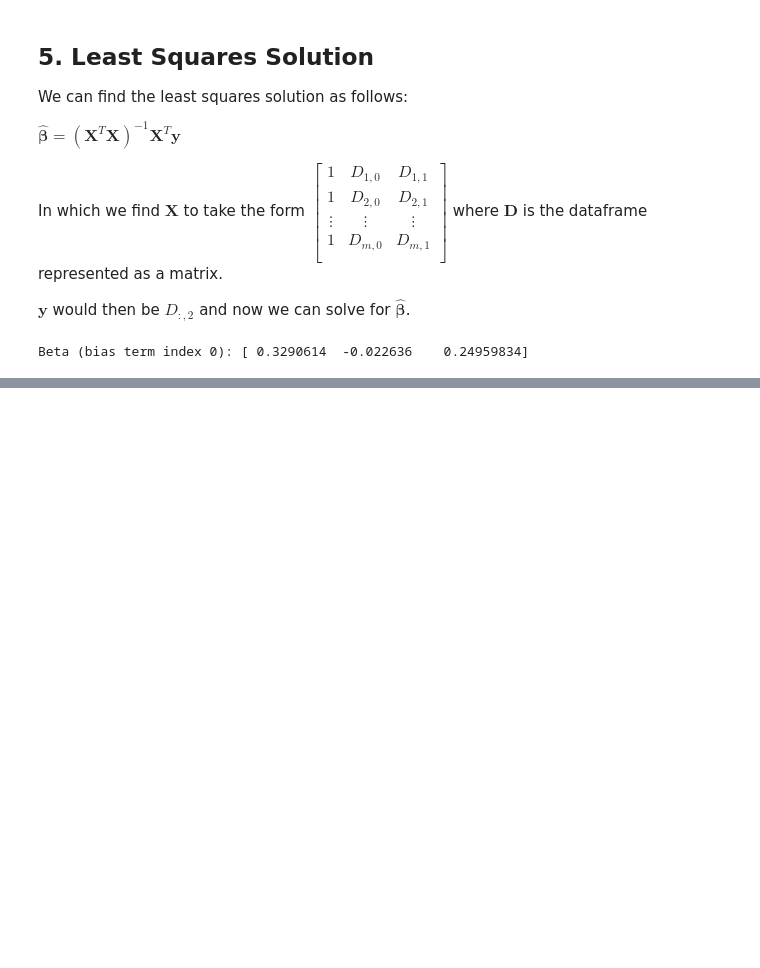
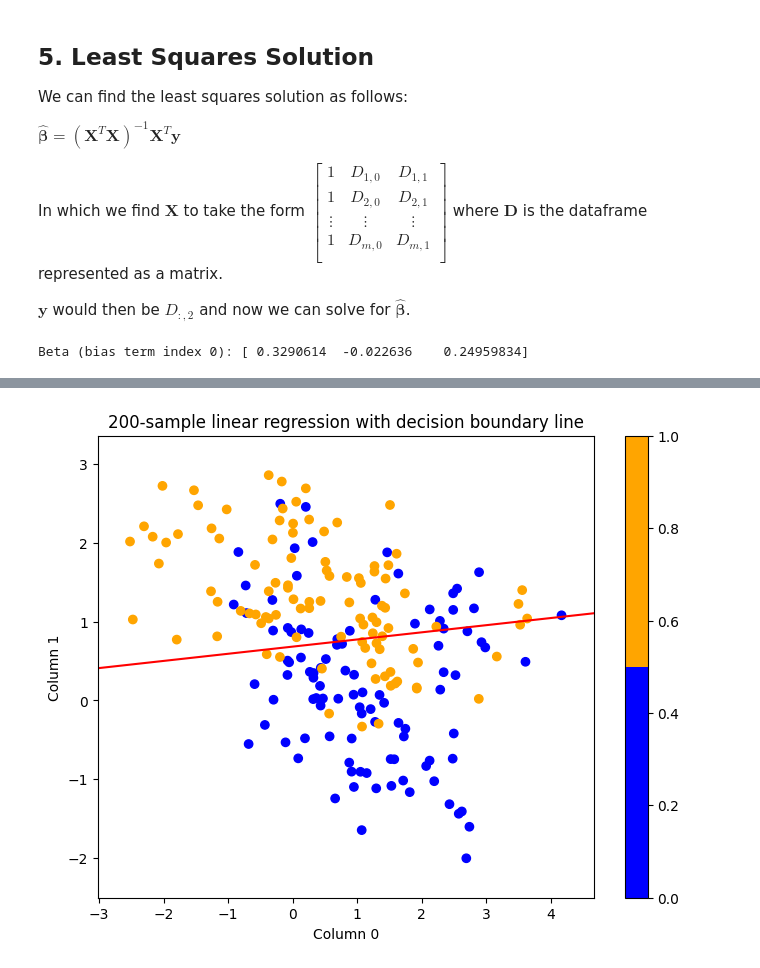
Before and after one commit to zzwhoops-home/CSCI-335, a Jupyter notebook: assignments/ca03-least-squares.ipynb, the cells around one changed output, grey strips where cells are left out. Cells and saved outputs as stored; diff of their text form; code cells hidden in the pictures; blank space fills up the shorter version.

```diff
--- a/assignments/ca03-least-squares.ipynb
+++ b/assignments/ca03-least-squares.ipynb
@@ -157,0 +171,20 @@ RSS: 54.0
+# %%
+# get min and max x-values of the first column (x-axis)
+x_vals = np.linspace(
+    start=df[0].min() - 2,
+    stop=df[0].max() + 2,
+    num=10
+)
+
+# calculate in one step:
+m = 0.09054
+b = 0.68261
+y_vals = b + m * x_vals
+
+line = ax.plot(x_vals, y_vals, color='red', linestyle='-', label='Decision Boundary')
+
+ax.set_title(f"{len(df)}-sample linear regression with decision boundary line")
+
+display(fig)
+# %% [output]
+[figure, added]
```
Also changed, not shown: parts of 9 cells of this notebook.
